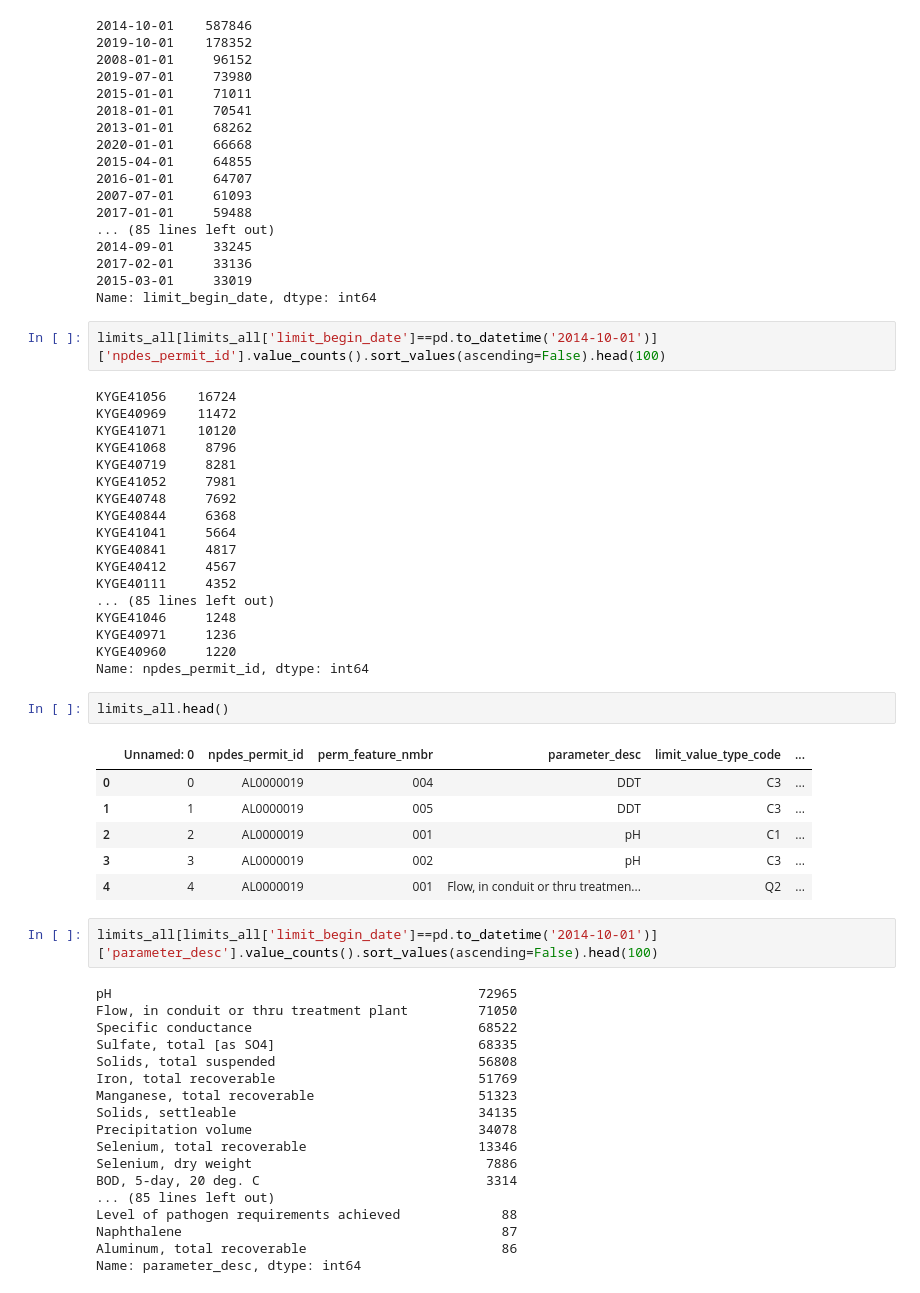
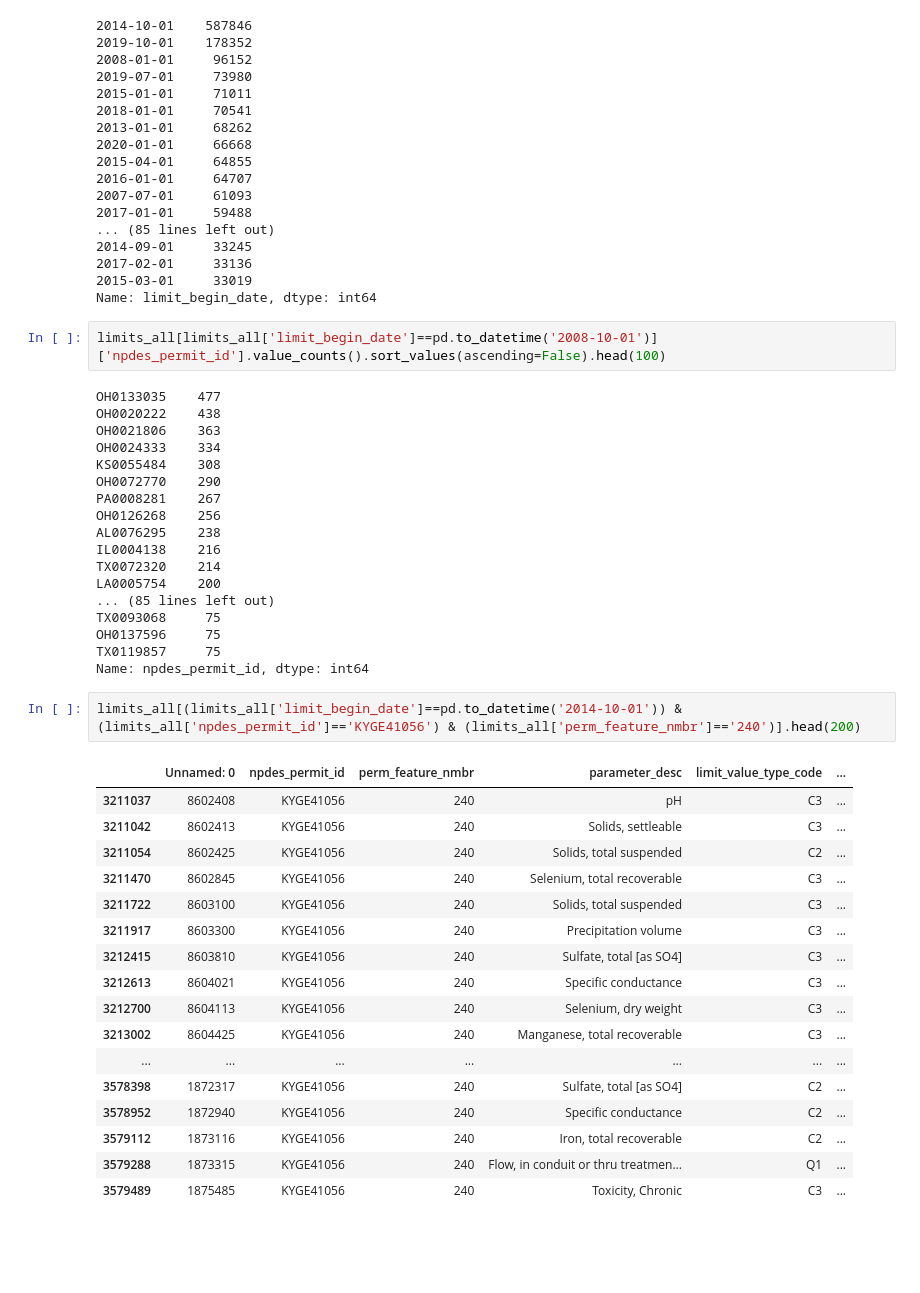
Before and after one commit to reglab/TMDLs_archived, a Jupyter notebook: TMDLS_limit_changes.ipynb, the cells around one changed output. Drawn from its saved outputs; the diff is of its cells as text; blank space fills up the shorter version.

```diff
--- a/TMDLS_limit_changes.ipynb
+++ b/TMDLS_limit_changes.ipynb
@@ -781,51 +792,42 @@ limits_all['limit_begin_date'].value_counts().sort_values(ascending=False).head(
 2015-03-01     33019
 Name: limit_begin_date, dtype: int64
 # %%
-limits_all[limits_all['limit_begin_date']==pd.to_datetime('2014-10-01')]['npdes_permit_id'].value_counts().sort_values(ascending=False).head(100)
+limits_all[limits_all['limit_begin_date']==pd.to_datetime('2008-10-01')]['npdes_permit_id'].value_counts().sort_values(ascending=False).head(100)
 # %% [output]
-KYGE41056    16724
-KYGE40969    11472
-KYGE41071    10120
-KYGE41068     8796
-KYGE40719     8281
-KYGE41052     7981
-KYGE40748     7692
-KYGE40844     6368
-KYGE41041     5664
-KYGE40841     4817
-KYGE40412     4567
-KYGE40111     4352
+OH0133035    477
+OH0020222    438
+OH0021806    363
+OH0024333    334
+KS0055484    308
+OH0072770    290
+PA0008281    267
+OH0126268    256
+AL0076295    238
+IL0004138    216
+TX0072320    214
+LA0005754    200
 ... (85 lines left out)
-KYGE41046     1248
-KYGE40971     1236
-KYGE40960     1220
+TX0093068     75
+OH0137596     75
+TX0119857     75
 Name: npdes_permit_id, dtype: int64
-# %%
-limits_all.head()
-# %% [output]
-|  | Unnamed: 0 | npdes_permit_id | perm_feature_nmbr | parameter_desc | limit_value_type_code | ... |
-| 0 | 0 | AL0000019 | 004 | DDT | C3 | ... |
-| 1 | 1 | AL0000019 | 005 | DDT | C3 | ... |
-| 2 | 2 | AL0000019 | 001 | pH | C1 | ... |
-| 3 | 3 | AL0000019 | 002 | pH | C3 | ... |
-| 4 | 4 | AL0000019 | 001 | Flow, in conduit or thru treatmen... | Q2 | ... |
 # %%
-limits_all[limits_all['limit_begin_date']==pd.to_datetime('2014-10-01')]['parameter_desc'].value_counts().sort_values(ascending=False).head(100)
+limits_all[(limits_all['limit_begin_date']==pd.to_datetime('2014-10-01')) & (limits_all['npdes_permit_id']=='KYGE41056') & (limits_all['perm_feature_nmbr']=='240')].head(200)
 # %% [output]
-pH                                               72965
-Flow, in conduit or thru treatment plant         71050
-Specific conductance                             68522
-Sulfate, total [as SO4]                          68335
-Solids, total suspended                          56808
-Iron, total recoverable                          51769
-Manganese, total recoverable                     51323
-Solids, settleable                               34135
-Precipitation volume                             34078
-Selenium, total recoverable                      13346
-Selenium, dry weight                              7886
-BOD, 5-day, 20 deg. C                             3314
-... (85 lines left out)
-Level of pathogen requirements achieved             88
-Naphthalene                                         87
-Aluminum, total recoverable                         86
-Name: parameter_desc, dtype: int64
+|  | Unnamed: 0 | npdes_permit_id | perm_feature_nmbr | parameter_desc | limit_value_type_code | ... |
+| 3211037 | 8602408 | KYGE41056 | 240 | pH | C3 | ... |
+| 3211042 | 8602413 | KYGE41056 | 240 | Solids, settleable | C3 | ... |
+| 3211054 | 8602425 | KYGE41056 | 240 | Solids, total suspended | C2 | ... |
+| 3211470 | 8602845 | KYGE41056 | 240 | Selenium, total recoverable | C3 | ... |
+| 3211722 | 8603100 | KYGE41056 | 240 | Solids, total suspended | C3 | ... |
+| 3211917 | 8603300 | KYGE41056 | 240 | Precipitation volume | C3 | ... |
+| 3212415 | 8603810 | KYGE41056 | 240 | Sulfate, total [as SO4] | C3 | ... |
+| 3212613 | 8604021 | KYGE41056 | 240 | Specific conductance | C3 | ... |
+| 3212700 | 8604113 | KYGE41056 | 240 | Selenium, dry weight | C3 | ... |
+| 3213002 | 8604425 | KYGE41056 | 240 | Manganese, total recoverable | C3 | ... |
+| ... | ... | ... | ... | ... | ... | ... |
+| 3578398 | 1872317 | KYGE41056 | 240 | Sulfate, total [as SO4] | C2 | ... |
+| 3578952 | 1872940 | KYGE41056 | 240 | Specific conductance | C2 | ... |
+| 3579112 | 1873116 | KYGE41056 | 240 | Iron, total recoverable | C2 | ... |
+| 3579288 | 1873315 | KYGE41056 | 240 | Flow, in conduit or thru treatmen... | Q1 | ... |
+| 3579489 | 1875485 | KYGE41056 | 240 | Toxicity, Chronic | C3 | ... |
```
Also changed, not shown: parts of 6 cells of this notebook.
